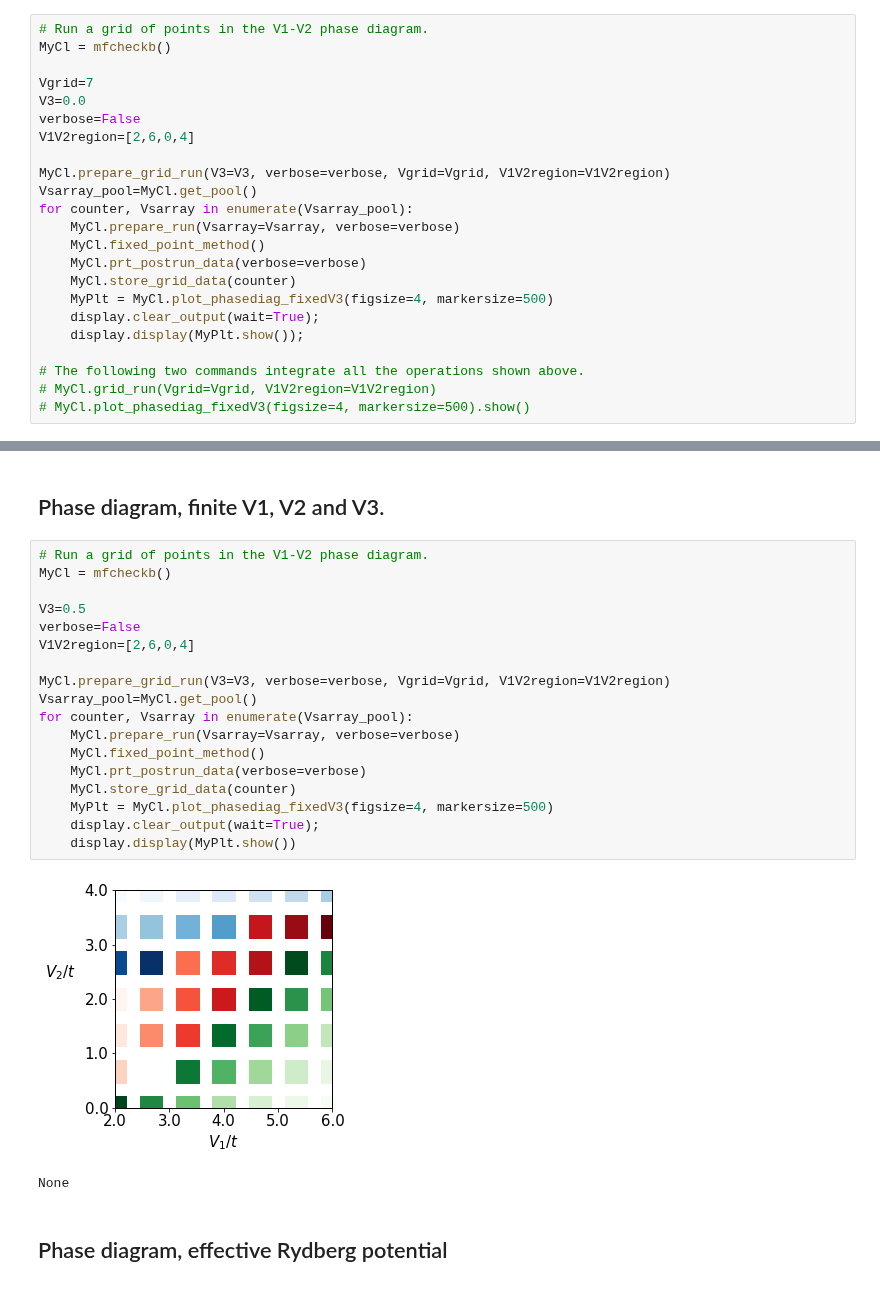
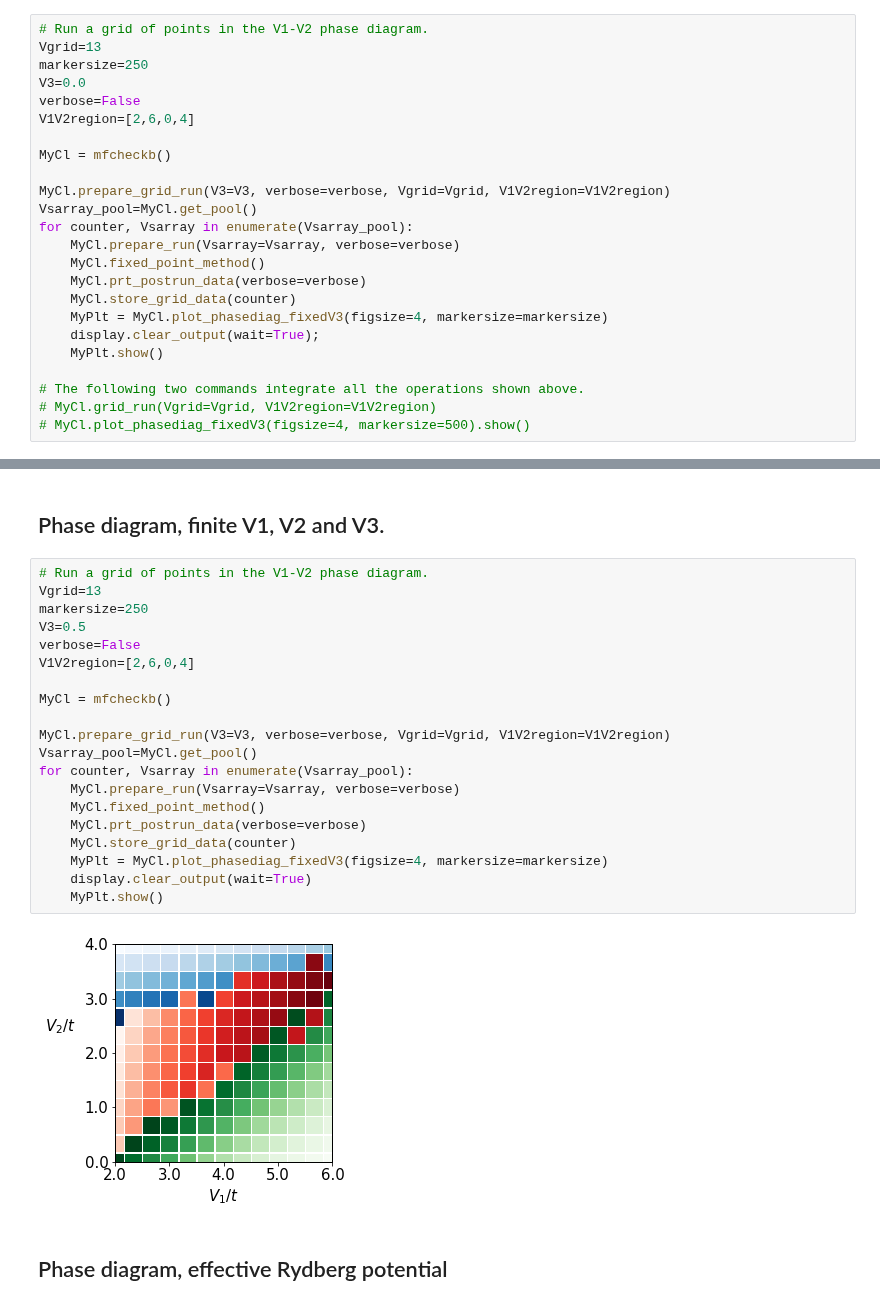
Before and after one commit to SergiJulia94/topological_mott_insulator, a Jupyter notebook: nbs/example_restricted.ipynb, the cells around one changed output, grey strips where cells are left out. Cells and saved outputs as stored; diff of their text form.

```diff
--- a/nbs/example_restricted.ipynb
+++ b/nbs/example_restricted.ipynb
@@ -101,12 +109,13 @@ xiQAH  0.06784674349507663
 ## Phase diagram, finite V1 and V2, V3=0
 # %%
 # Run a grid of points in the V1-V2 phase diagram.
-MyCl = mfcheckb()
-
-Vgrid=7
+Vgrid=13
+markersize=250
 V3=0.0
 verbose=False
 V1V2region=[2,6,0,4]
+
+MyCl = mfcheckb()
 
 MyCl.prepare_grid_run(V3=V3, verbose=verbose, Vgrid=Vgrid, V1V2region=V1V2region)
 Vsarray_pool=MyCl.get_pool()
@@ -115,9 +124,9 @@ for counter, Vsarray in enumerate(Vsarray_pool):
     MyCl.fixed_point_method()
     MyCl.prt_postrun_data(verbose=verbose)
     MyCl.store_grid_data(counter)
-    MyPlt = MyCl.plot_phasediag_fixedV3(figsize=4, markersize=500)
+    MyPlt = MyCl.plot_phasediag_fixedV3(figsize=4, markersize=markersize)
     display.clear_output(wait=True);
-    display.display(MyPlt.show());
+    MyPlt.show()
 
 # The following two commands integrate all the operations shown above.
 # MyCl.grid_run(Vgrid=Vgrid, V1V2region=V1V2region)
@@ -129,25 +137,26 @@ None
 ## Phase diagram, finite V1, V2 and V3.
 # %%
 # Run a grid of points in the V1-V2 phase diagram.
-MyCl = mfcheckb()
-
+Vgrid=13
+markersize=250
 V3=0.5
 verbose=False
 V1V2region=[2,6,0,4]
+
+MyCl = mfcheckb()
 
 MyCl.prepare_grid_run(V3=V3, verbose=verbose, Vgrid=Vgrid, V1V2region=V1V2region)
 Vsarray_pool=MyCl.get_pool()
 for counter, Vsarray in enumerate(Vsarray_pool):
     MyCl.prepare_run(Vsarray=Vsarray, verbose=verbose)
     MyCl.fixed_point_method()
     MyCl.prt_postrun_data(verbose=verbose)
     MyCl.store_grid_data(counter)
-    MyPlt = MyCl.plot_phasediag_fixedV3(figsize=4, markersize=500)
-    display.clear_output(wait=True);
-    display.display(MyPlt.show())
+    MyPlt = MyCl.plot_phasediag_fixedV3(figsize=4, markersize=markersize)
+    display.clear_output(wait=True)
+    MyPlt.show()
 # %% [output]
-[figure, old version]
+[figure, new version]
-None
 # %% [markdown]
 ## Phase diagram, effective Rydberg potential
 # %% [markdown]
```
Also changed, not shown: parts of 6 cells of this notebook, 4 other files.
